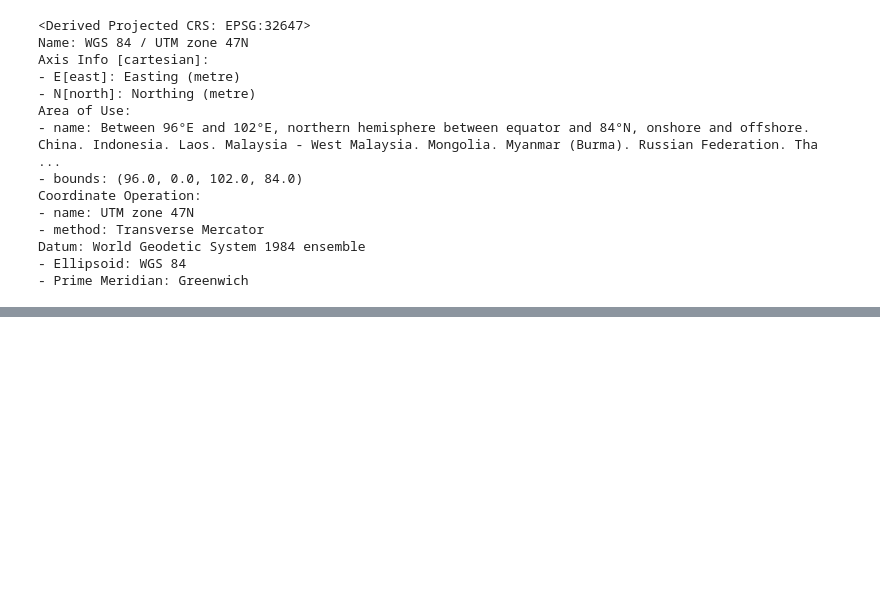
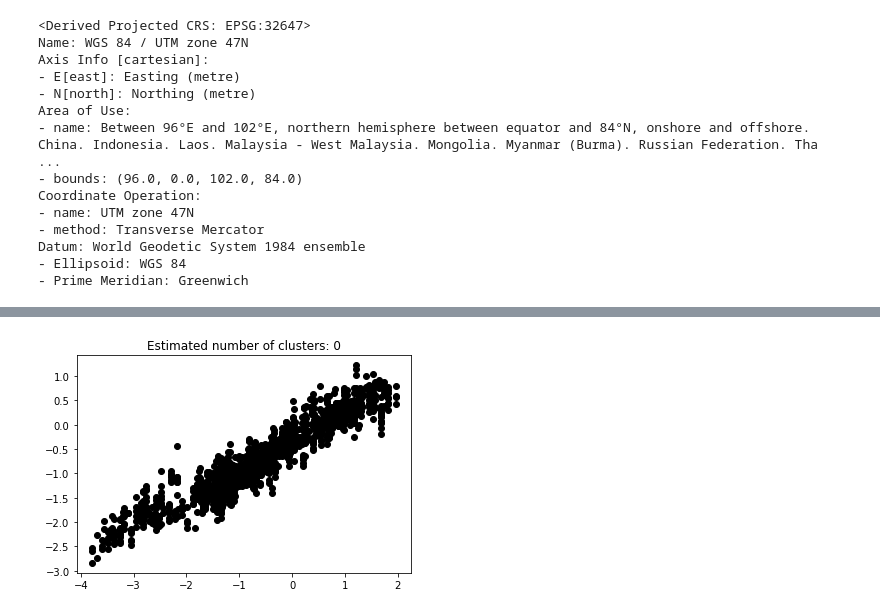
Before and after one commit to mishagrol/ForestMapping, a Jupyter notebook: notebooks/Cluster_field_plots_data.ipynb, the cells around one changed output, grey strips where cells are left out. Saved outputs shown, nothing was run; the diff lists cells and outputs as text; code cells hidden in the pictures; blank space fills up the shorter version.

```diff
--- a/notebooks/Cluster_field_plots_data.ipynb
+++ b/notebooks/Cluster_field_plots_data.ipynb
@@ -423,0 +674,15 @@ from scipy.stats import loguniform
+# %%
+# ONE IMAGE
+one_date = False
+if one_date:
+    date = '2020-08-17'
+    def one_date_bands(date:str):
+            col_names = ["B01","B02","B03","B04","B05","B06","B07","B08",
+                         "B8A","B09","B11","B12", "NDVI", "EVI", "MSAVI", "NDRE"] # CLM
+            all_cols = []
+            for col in col_names:
+                all_cols.append(date+'_'+col)
+            return all_cols
+    one_image_cols = one_date_bands(date=date)
+
+    df = pd.concat([bands[one_image_cols], terrain], axis=1)
@@ -722,0 +1287,5 @@ Datum: World Geodetic System 1984 ensemble
+# %%
+df= df_resampled.loc[df_resampled['class'] < 8]
+# %%
+X = df.iloc[:, :-2].values
+labels_true = df['class'].values
@@ -722,0 +1321,37 @@ Datum: World Geodetic System 1984 ensemble
+# %%
+import matplotlib.pyplot as plt
+
+# Black removed and is used for noise instead.
+unique_labels = set(labels)
+colors = [plt.cm.Spectral(each) for each in np.linspace(0, 1, len(unique_labels))]
+for k, col in zip(unique_labels, colors):
+    if k == -1:
+        # Black used for noise.
+        col = [0, 0, 0, 1]
+
+    class_member_mask = labels == k
+
+    xy = X[class_member_mask & core_samples_mask]
+    plt.plot(
+        xy[:, 0],
+        xy[:, 1],
+        "o",
+        markerfacecolor=tuple(col),
+        markeredgecolor="k",
+        markersize=14,
+    )
+
+    xy = X[class_member_mask & ~core_samples_mask]
+    plt.plot(
+        xy[:, 0],
+        xy[:, 1],
+        "o",
+        markerfacecolor=tuple(col),
+        markeredgecolor="k",
+        markersize=6,
+    )
+
+plt.title("Estimated number of clusters: %d" % n_clusters_)
+plt.show()
+# %% [output]
+[figure, added]
```
Also changed, not shown: parts of 66 cells of this notebook.
